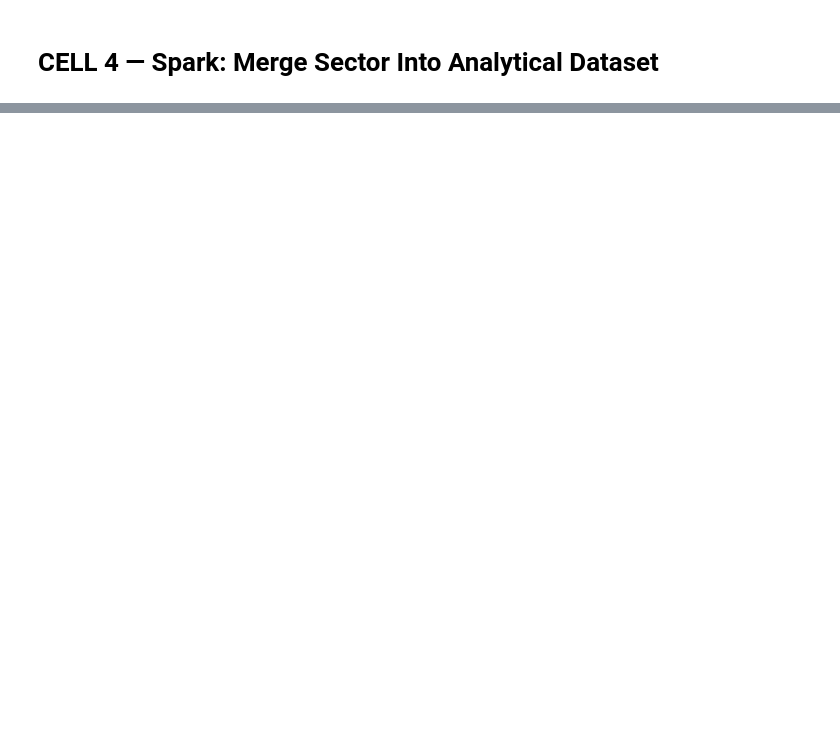
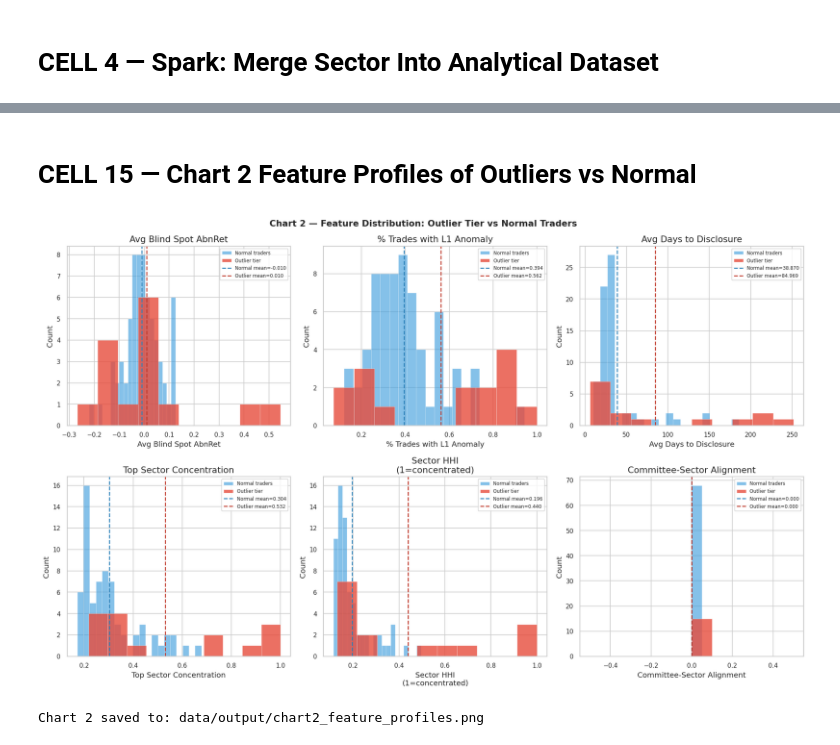
Before and after one commit to pohbear/sc2320-group-project, a Jupyter notebook: nb5_dbscan.ipynb, the cells around one changed output, grey strips where cells are left out. Cells and saved outputs as stored; diff of their text form; code cells hidden in the pictures; blank space fills up the shorter version.

```diff
--- a/nb5_dbscan.ipynb
+++ b/nb5_dbscan.ipynb
@@ -213,0 +766,53 @@ sdf_enriched.select('politician', 'ticker', 'sector',
+# %% [markdown]
+# CELL 15 — Chart 2 Feature Profiles of Outliers vs Normal
+# %%
+fig, axes = plt.subplots(2, 3, figsize=(16, 10))
+fig.suptitle("Chart 2 — Feature Distribution: Outlier Tier vs Normal Traders",
+             fontsize=13, fontweight='bold')
+axes = axes.flatten()
+
+feature_labels = {
+    'avg_abn_ret_blind':    'Avg Blind Spot AbnRet',
+    'pct_l1_anomaly':       '% Trades with L1 Anomaly',
+    'avg_filed_after_days': 'Avg Days to Disclosure',
+    'top_sector_pct':       'Top Sector Concentration',
+    'sector_hhi':           'Sector HHI\n(1=concentrated)',
+    'committee_alignment':  'Committee-Sector Alignment',
+}
+
+for i, (feature, label) in enumerate(feature_labels.items()):
+    ax = axes[i]
+
+    normal_vals  = profiles_clean[
+        profiles_clean['dbscan_label'] != -1][feature].dropna()
+    outlier_vals = profiles_clean[
+        profiles_clean['dbscan_label'] == -1][feature].dropna()
+
+    ax.hist(normal_vals, bins=20, alpha=0.6,
+            color='#3498DB', label='Normal traders',
+            edgecolor='white', linewidth=0.3)
+    ax.hist(outlier_vals, bins=10, alpha=0.8,
+            color='#E74C3C', label='Outlier tier',
+            edgecolor='white', linewidth=0.3)
+
+    ax.axvline(normal_vals.mean(), color='#2980B9',
+               linestyle='--', linewidth=1.5,
+               label=f'Normal mean={normal_vals.mean():.3f}')
+    ax.axvline(outlier_vals.mean(), color='#C0392B',
+               linestyle='--', linewidth=1.5,
+               label=f'Outlier mean={outlier_vals.mean():.3f}')
+
+    ax.set_xlabel(label)
+    ax.set_ylabel("Count")
+    ax.set_title(label)
+    ax.legend(fontsize=7)
+
+plt.tight_layout()
+out_path = os.path.join('data', 'output', 'chart2_feature_profiles.png')
+os.makedirs(os.path.dirname(out_path), exist_ok=True)
+plt.savefig(out_path, bbox_inches='tight', dpi=150)
+plt.show()
+print(f"Chart 2 saved to: {out_path}")
+# %% [output]
+[figure, added]
+Chart 2 saved to: data/output/chart2_feature_profiles.png
```
Also changed, not shown: parts of 27 cells of this notebook, 8 other files.
